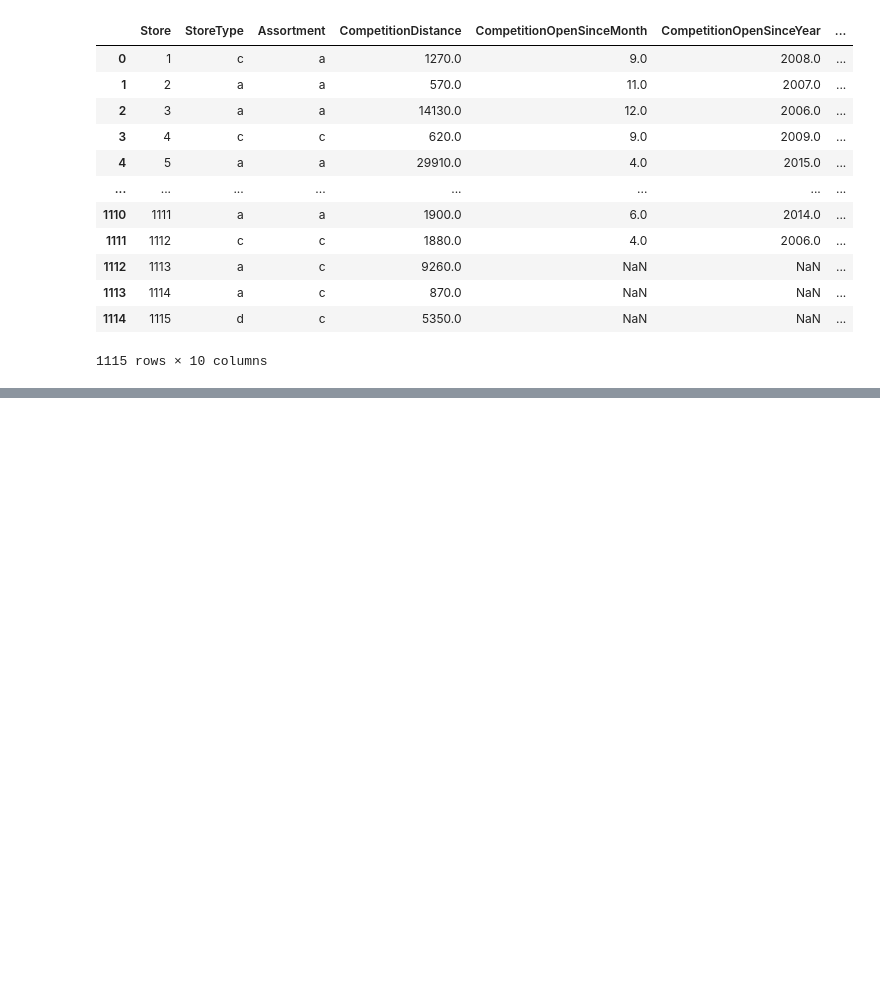
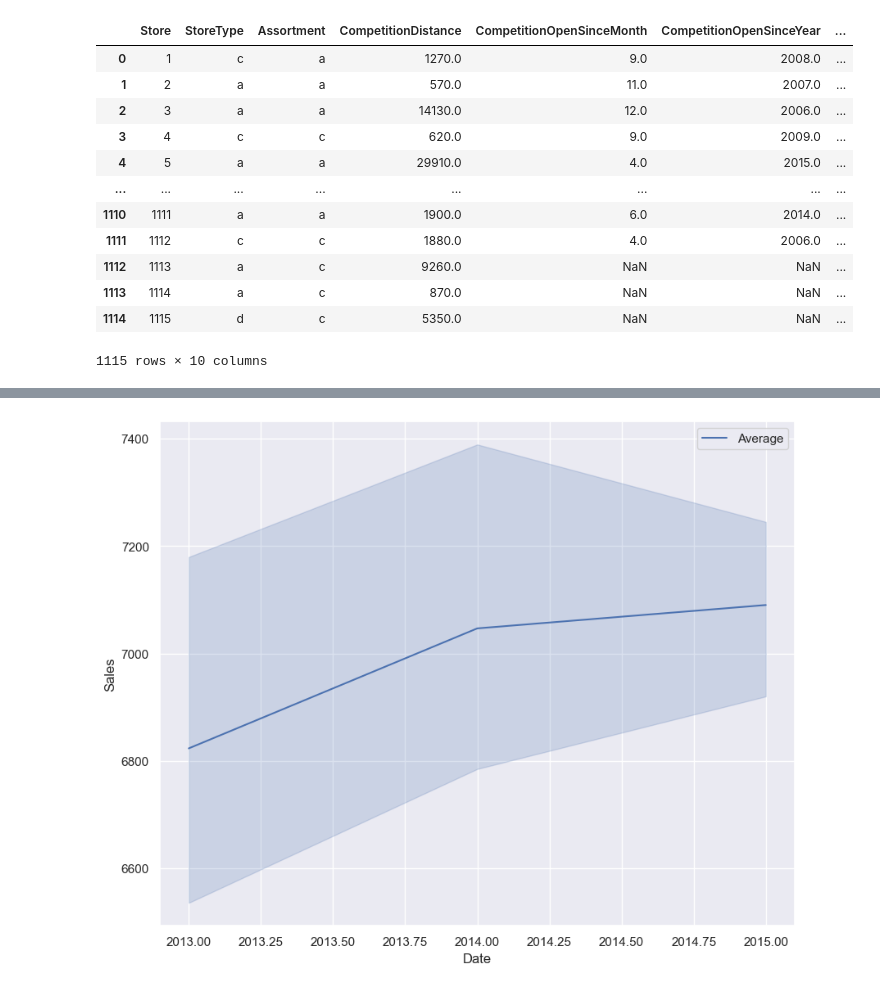
Before and after one commit to the-usman/Rossmann-Sale-Predictions, a Jupyter notebook: main.ipynb, the cells around one changed output, grey strips where cells are left out. Cells and saved outputs as stored; diff of their text form; code cells hidden in the pictures; blank space fills up the shorter version.

Commit message:
Time Series Data Analysis

```diff
--- a/main.ipynb
+++ b/main.ipynb
@@ -49,0 +143,12 @@ TypeError: merge() missing 1 required positional argument: 'right'
+# %%
+def ConvertDataType(data) :
+    for column in data.columns :
+        if data[column].dtype == 'int64' :
+            if max(data[column]) <= 8000 :
+                data[column] = data[column].astype('int32')
+        elif data[column].dtype == 'float64' :
+            if max(data[column]) <= 8000 :
+                data[column] = data[column].astype('float32')
+    return data
+# %%
+data = ConvertDataType(data)
@@ -49,0 +199,3 @@ TypeError: merge() missing 1 required positional argument: 'right'
+# %%
+sns.set(rc={'figure.figsize': (8, 6)})
+# sns.lineplot(x='Date', y='Sales', data=data)
@@ -49,0 +206,5 @@ TypeError: merge() missing 1 required positional argument: 'right'
+# %%
+data['Year'] = data['Date'].dt.year
+data['Month'] = data['Date'].dt.month
+
+monthly_average_sales = data.groupby(['Year', 'Month'])['Sales'].mean().reset_index()
@@ -49,0 +242,11 @@ TypeError: merge() missing 1 required positional argument: 'right'
+# %%
+sns.set(rc={'figure.figsize': (10, 8)})
+
+sns.lineplot(data=monthly_average_sales, x='Year', y='Sales', label='Average')
+
+plt.xlabel('Date')
+plt.ylabel('Sales')
+plt.legend()
+plt.show()
+# %% [output]
+[figure, added]
```
Also changed, not shown: parts of 28 cells of this notebook, 1 other file.
